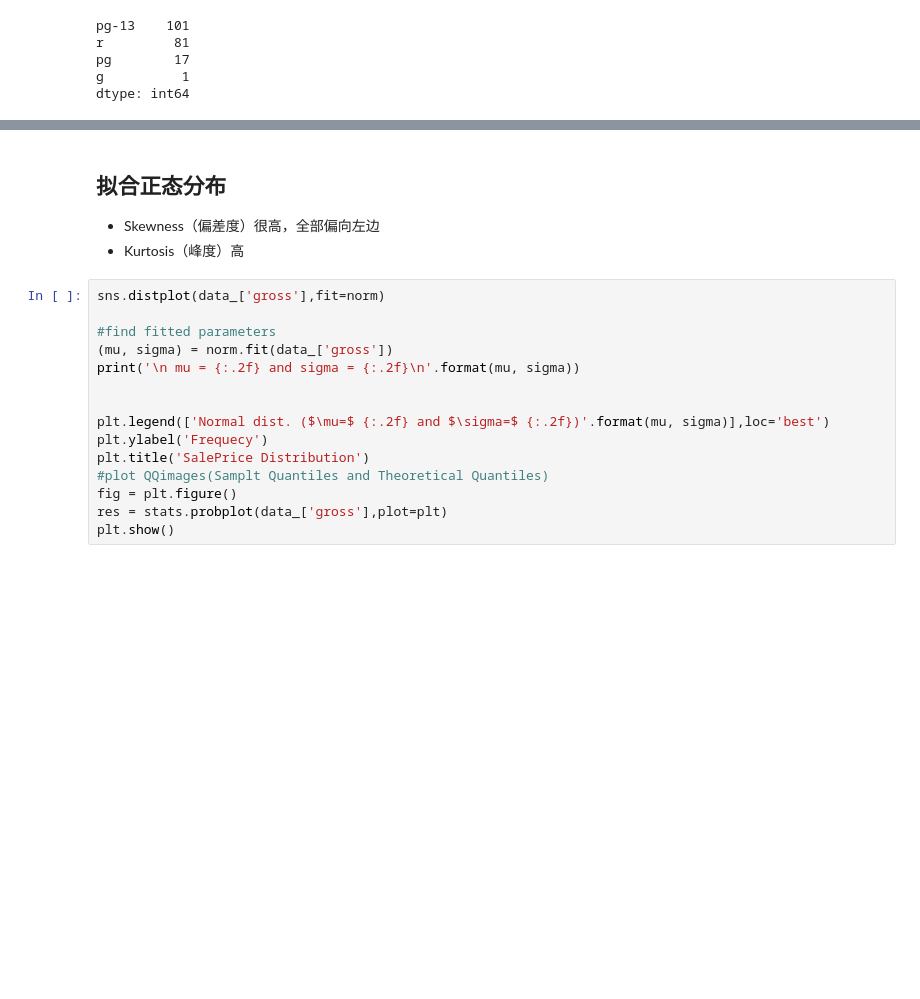
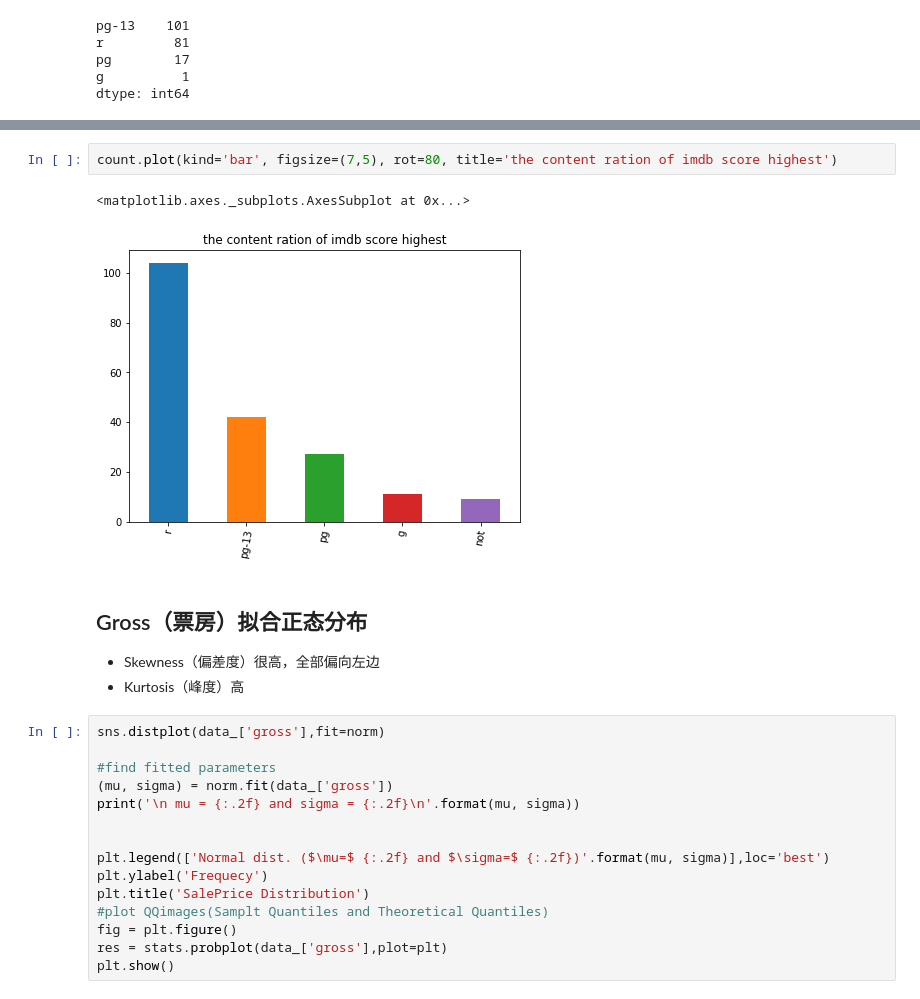
Before and after one commit to yuyi-7/Design-for-course, a Jupyter notebook: movie/movie.ipynb, the cells around one changed output, grey strips where cells are left out. Saved outputs shown, nothing was run; the diff lists cells and outputs as text; blank space fills up the shorter version.

```diff
--- a/movie/movie.ipynb
+++ b/movie/movie.ipynb
@@ -506,8 +520,13 @@ pg        27
 g         11
 not        9
 dtype: int64
+# %%
+count.plot(kind='bar', figsize=(7,5), rot=80, title='the content ration of imdb score highest')
+# %% [output]
+<matplotlib.axes._subplots.AxesSubplot at 0x...>
+[figure, added]
 # %% [markdown]
-## 拟合正态分布
+## Gross（票房）拟合正态分布
 + Skewness（偏差度）很高，全部偏向左边
 + Kurtosis（峰度）高
 # %%
```
Also changed, not shown: parts of 10 cells of this notebook, 1 other file.
